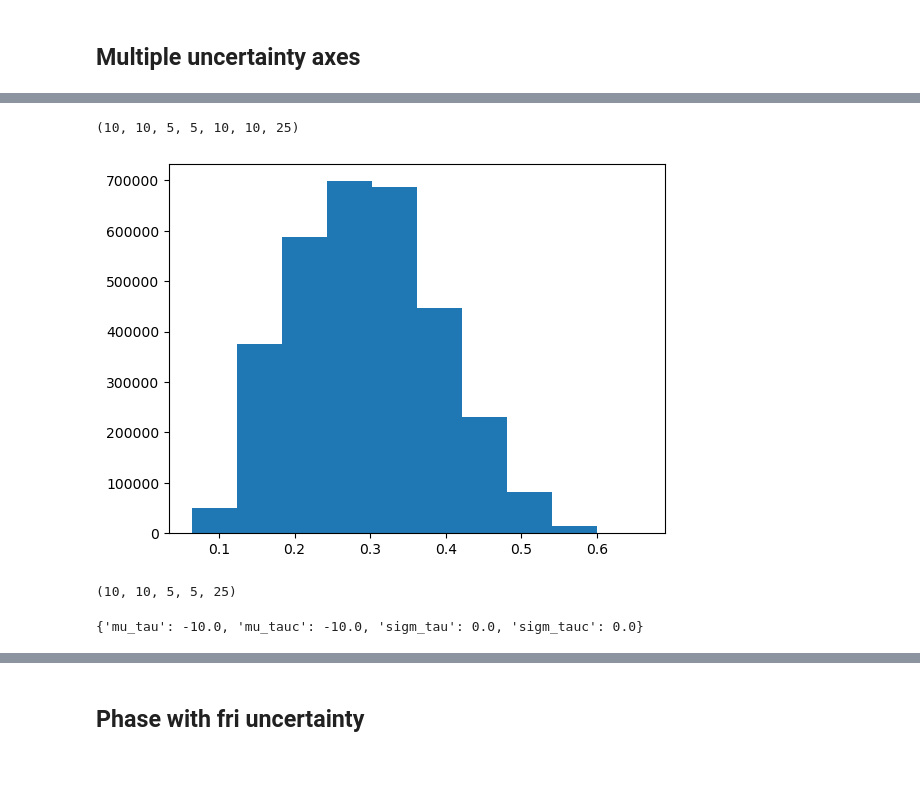
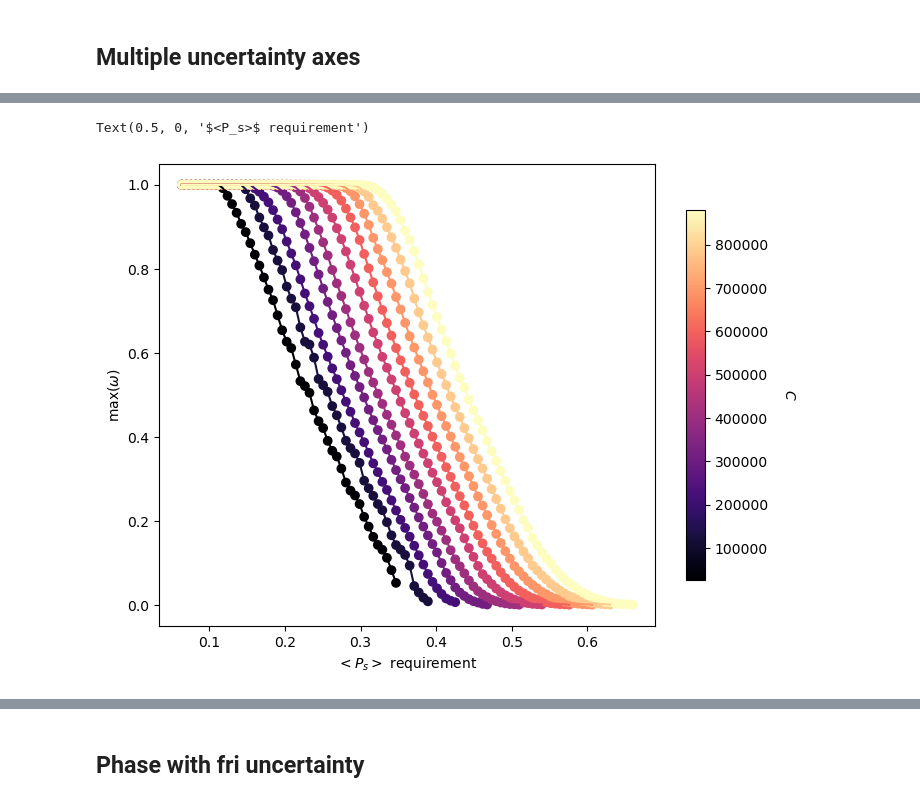
Before and after one commit to patricklawton/TecateCypress, a Jupyter notebook: sensitivity/viz.ipynb, the cells around one changed output, grey strips where cells are left out. Drawn from its saved outputs; the diff is of its cells as text; code cells hidden in the pictures; blank space fills up the shorter version.

```diff
--- a/sensitivity/viz.ipynb
+++ b/sensitivity/viz.ipynb
@@ -182,8 +139,0 @@ Memory Usage: 53.0%
-# %%
-phase_all.shape
-# %% [output]
-(10, 10, 5, 5, 10, 10, 25)
-# %%
-plt.hist(phase_all.flatten());
-# %% [output]
-[figure, removed]
@@ -213,4 +139,0 @@ with h5py.File(fn_prefix + "/phase_flat.h5", "r") as phase_handle:
-# %%
-phase_slices.shape
-# %% [output]
-(10, 10, 5, 5, 25)
@@ -235,16 +140,27 @@ last_two_dim_slice
-# %%
-data_shape = [len(C_vec)] + [len(eps_axes[key]) for key in eps_axes.keys()]
-data = np.ones((data_shape)) * np.nan
-with h5py.File(fn_prefix + "/phase_flat.h5", "r") as phase_handle:
-    for eps_params in itertools.product(*eps_axes.values()):
-        eps_params_dict = dict(zip(eps_axes.keys(), eps_params))
-        print(eps_params_dict)
-        data_key = f"{eps_params_dict['mu_tau']}/{eps_params_dict['sigm_tau']}/"
-        data_key += f"{eps_params_dict['mu_tauc']}/{eps_params_dict['sigm_tauc']}/phase"
-        phase = phase_handle[data_key][:]
-        for C_i in range(len(C_vec)):
-            phase_slice = phase[C_i, :, :]
-
-        break
-# %% [output]
-{'mu_tau': -10.0, 'mu_tauc': -10.0, 'sigm_tau': 0.0, 'sigm_tauc': 0.0}
+# %%
+fig, ax = plt.subplots(1, figsize=(8,6))
+colormap = copy.copy(matplotlib.cm.magma)
+vmax = max(C_vec); vmin = min(C_vec)
+normalize = matplotlib.colors.Normalize(vmin=vmin, vmax=vmax)
+colors = colormap(normalize(C_vec))
+for C_i, C in enumerate(C_vec):
+    plot_vec = np.ones(len(rob_thresh_vec)) * np.nan
+    for thresh_i, thresh in enumerate(rob_thresh_vec):
+        # Get the maximum robustness across (ncell, sl) at this C (maximized over sl above)
+        maxrob_slice = maxrob[thresh_i, C_i, :]
+        if not np.all(np.isnan(maxrob_slice)):
+            plot_vec[thresh_i] = (np.nanmax(maxrob_slice))
+    ax.plot(rob_thresh_vec, plot_vec, color=colors[C_i])
+    scatter = ax.scatter(rob_thresh_vec, plot_vec,
+                         # color=colors[C_i],
+                         cmap=colormap, norm=normalize,
+                        c=np.repeat(C, len(rob_thresh_vec)))
+cbar = fig.colorbar(scatter, ax=ax, location="right", shrink=0.8)
+cbar.set_label(fr"$C$", rotation=-90, fontsize=ax_fontsize, labelpad=20)
+ax.set_ylabel(fr"$\text{{max}}(\omega)$")
+ax.set_xlabel(fr"{metric_lab} requirement")
+# fn = f"figs/Aeff_{Aeff}/tfinal_{t_final}/metric_{metric}/optmetric.png"
+# fig.savefig(fn, bbox_inches='tight')
+# %% [output]
+Text(0.5, 0, '$<P_s>$ requirement')
+[figure, added]
```
Also changed, not shown: parts of 54 cells of this notebook, 2 other files.
